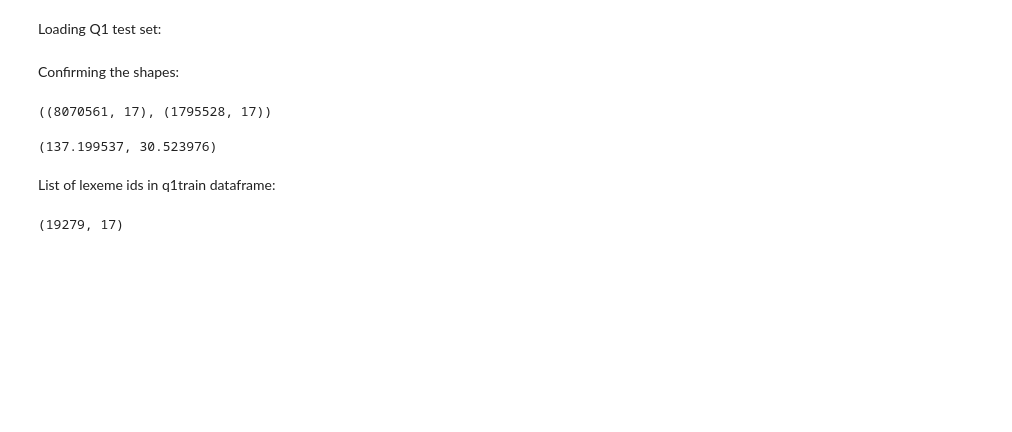
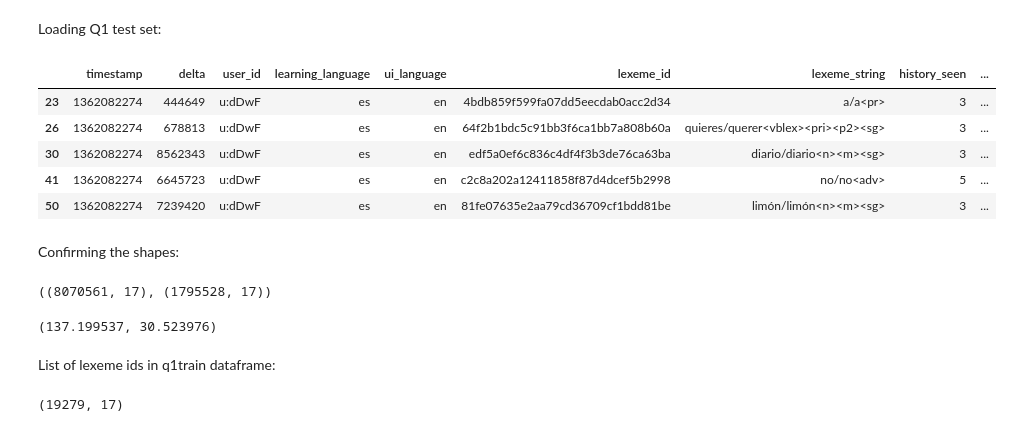
Before and after one commit to rts1988/Duolingo_spaced_repetition, a Jupyter notebook: 5_Q1_Set1_preprocessing_pipeline.ipynb, the cells around one changed output. Drawn from its saved outputs; the diff is of its cells as text; code cells hidden in the pictures; blank space fills up the shorter version.

```diff
--- a/5_Q1_Set1_preprocessing_pipeline.ipynb
+++ b/5_Q1_Set1_preprocessing_pipeline.ipynb
@@ -56,6 +65,15 @@ q1train = decompress_pickle(path_name+"Q1TRAIN.pbz2")
 Loading Q1 test set:
 # %%
 q1test = decompress_pickle(path_name+"Q1TEST.pbz2")
+# %%
+q1test.head()
+# %% [output]
+|  | timestamp | delta | user_id | learning_language | ui_language | lexeme_id | lexeme_string | history_seen | ... |
+| 23 | 1362082274 | 444649 | u:dDwF | es | en | 4bdb859f599fa07dd5eecdab0acc2d34 | a/a<pr> | 3 | ... |
+| 26 | 1362082274 | 678813 | u:dDwF | es | en | 64f2b1bdc5c91bb3f6ca1bb7a808b60a | quieres/querer<vblex><pri><p2><sg> | 3 | ... |
+| 30 | 1362082274 | 8562343 | u:dDwF | es | en | edf5a0ef6c836c4df4f3b3de76ca63ba | diario/diario<n><m><sg> | 3 | ... |
+| 41 | 1362082274 | 6645723 | u:dDwF | es | en | c2c8a202a12411858f87d4dcef5b2998 | no/no<adv> | 5 | ... |
+| 50 | 1362082274 | 7239420 | u:dDwF | es | en | 81fe07635e2aa79cd36709cf1bdd81be | limón/limón<n><m><sg> | 3 | ... |
 # %% [markdown]
 Confirming the shapes:
 # %%
```
Also changed, not shown: parts of 40 cells of this notebook.
